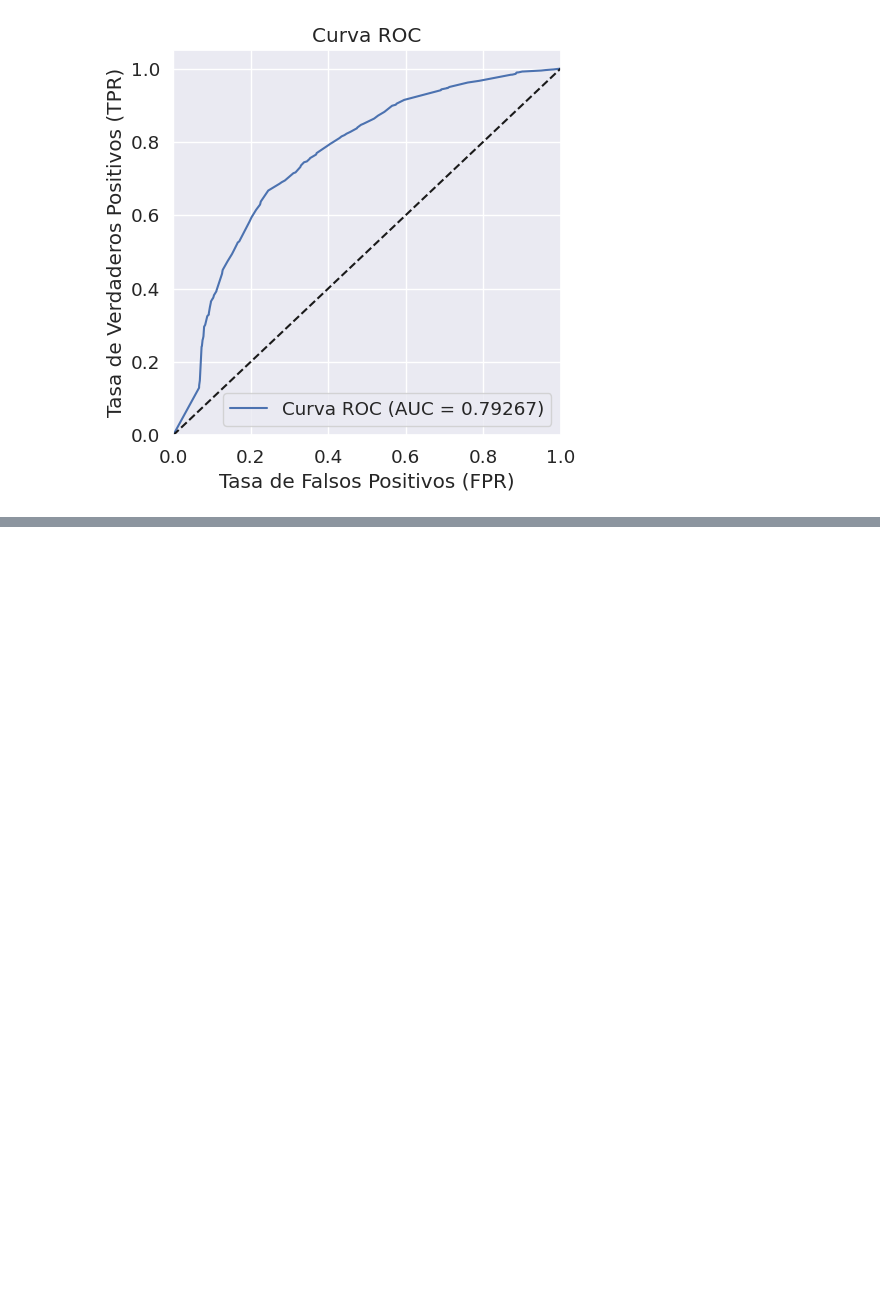
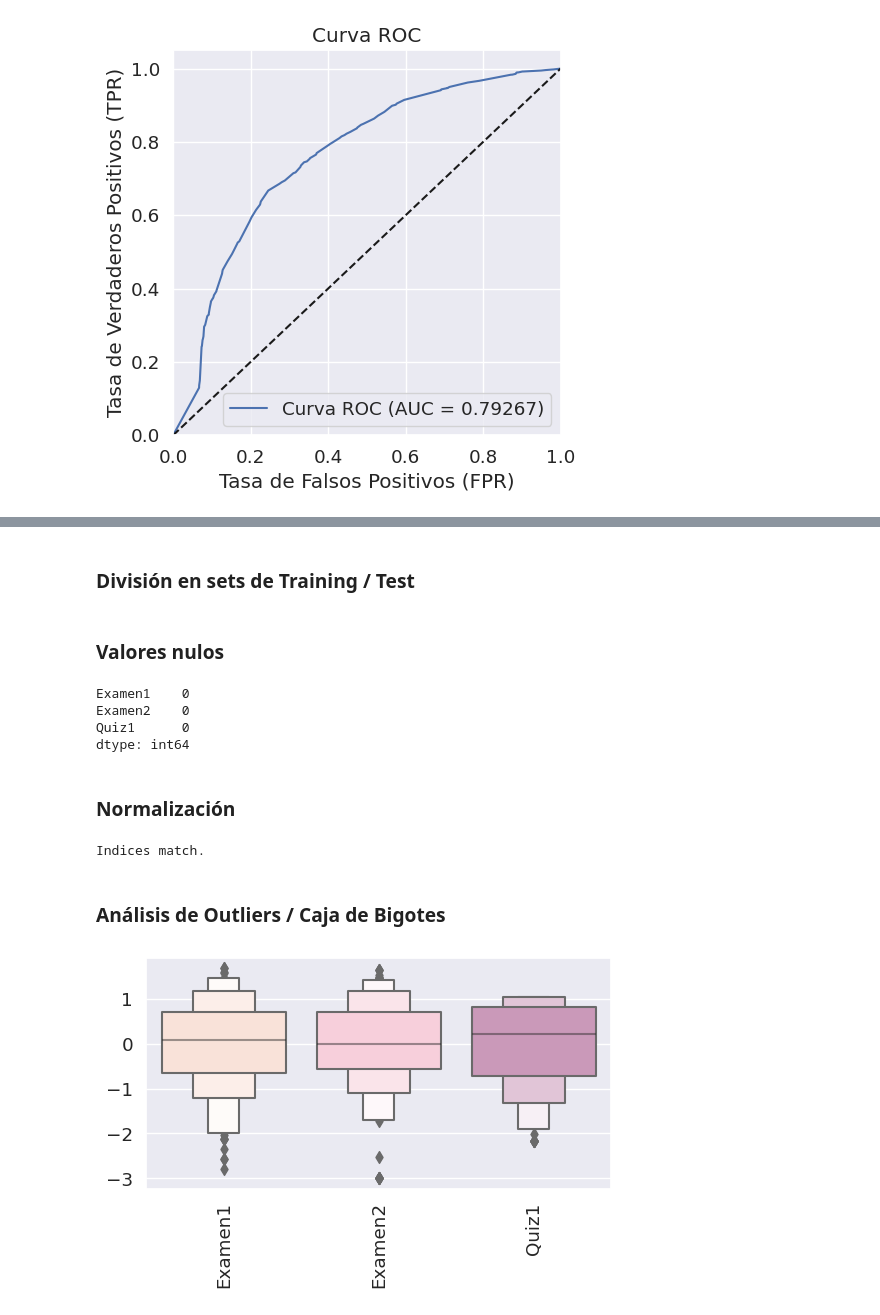
Before and after one commit to danib08/Reconocimiento-de-Patrones, a Jupyter notebook: Proyecto1.ipynb, the cells around one changed output, grey strips where cells are left out. Drawn from its saved outputs; the diff is of its cells as text; code cells hidden in the pictures; blank space fills up the shorter version.

```diff
--- a/Proyecto1.ipynb
+++ b/Proyecto1.ipynb
@@ -1268,0 +1408,2 @@ plt.show()
+# %% [markdown]
+### División en sets de Training / Test
@@ -1268,0 +1417,58 @@ plt.show()
+# %% [markdown]
+### Valores nulos
+# %%
+# variables numéricas
+nums = (X_train.dtypes == "float64") | (X_train.dtypes == "int64")
+numerical = list(nums[nums].index)
+
+# reemplazar nulos por mediana de columna respectiva
+X_train[numerical] = imputer_median.fit_transform(X_train[numerical])
+X_test[numerical] = imputer_median.transform(X_test[numerical])
+
+# visualizar total de valores nulos
+null_counts = X_train[numerical].apply(lambda x: x.isnull().sum()) + X_test[numerical].apply(lambda x: x.isnull().sum())
+print(null_counts)
+# %% [output]
+Examen1    0
+Examen2    0
+Quiz1      0
+dtype: int64
+# %% [markdown]
+### Normalización
+# %%
+# reset indices to StandardScaler doesn't mismatch them
+X_train.reset_index(drop=True, inplace=True)
+X_test.reset_index(drop=True, inplace=True)
+y_train.reset_index(drop=True, inplace=True)
+y_test.reset_index(drop=True, inplace=True)
+
+s_scaler = StandardScaler()
+
+col_names = list(X_train.columns)
+
+X_train = s_scaler.fit_transform(X_train)
+X_test = s_scaler.transform(X_test)
+
+X_train = pd.DataFrame(X_train, columns=col_names)
+X_test = pd.DataFrame(X_test, columns=col_names)
+
+indices_match = X_train.index.equals(y_train.index) and X_test.index.equals(y_test.index)
+
+if indices_match:
+    print("Indices match.")
+else:
+    print("Indices do not match.")
+# %% [output]
+Indices match.
+# %% [markdown]
+### Análisis de Outliers / Caja de Bigotes
+# %%
+combined_data = pd.concat([X_train, X_test], axis=0)
+
+colors = ["#FFDFD3", "#FEC8D8", "#D291BC", "#957DAD", "#E0BBE4"]
+plt.figure(figsize=(6,3))
+sns.boxenplot(data = combined_data, palette = colors)
+plt.xticks(rotation=90)
+plt.show()
+# %% [output]
+[figure, added]
```
Also changed, not shown: parts of 25 cells of this notebook.
